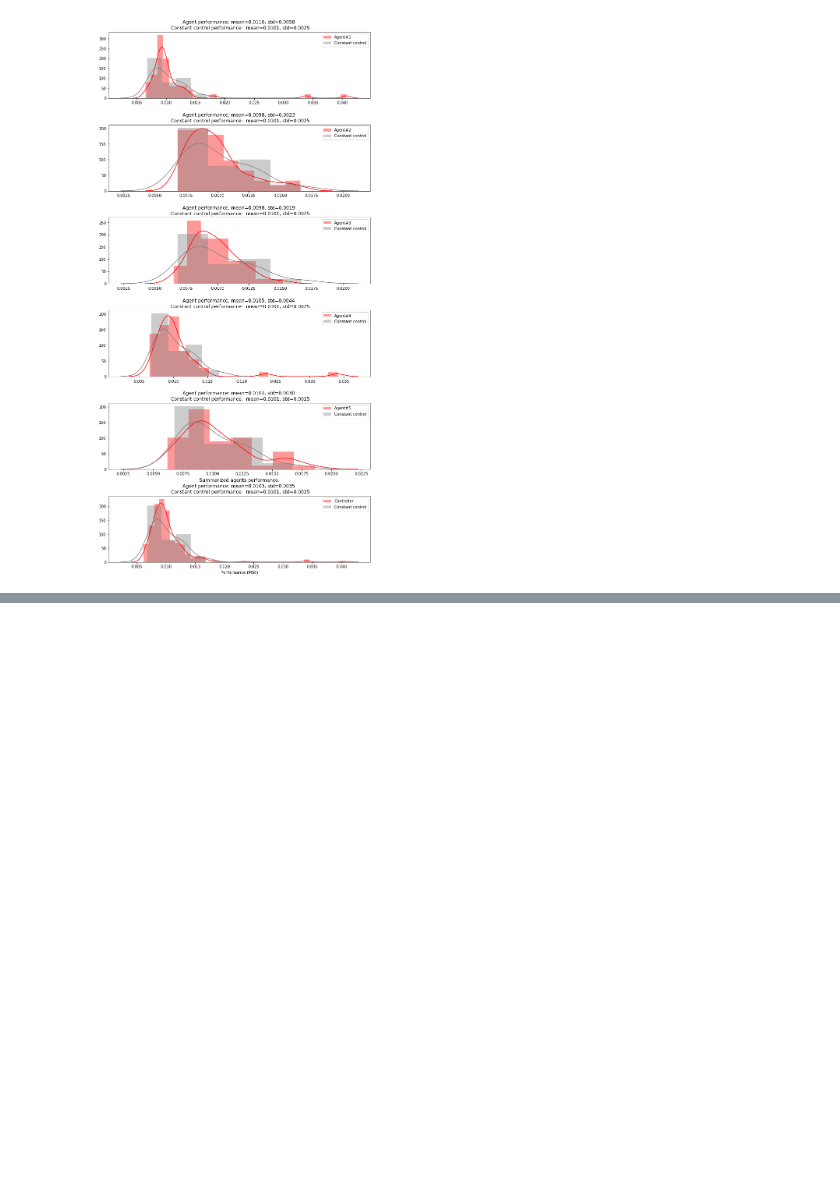
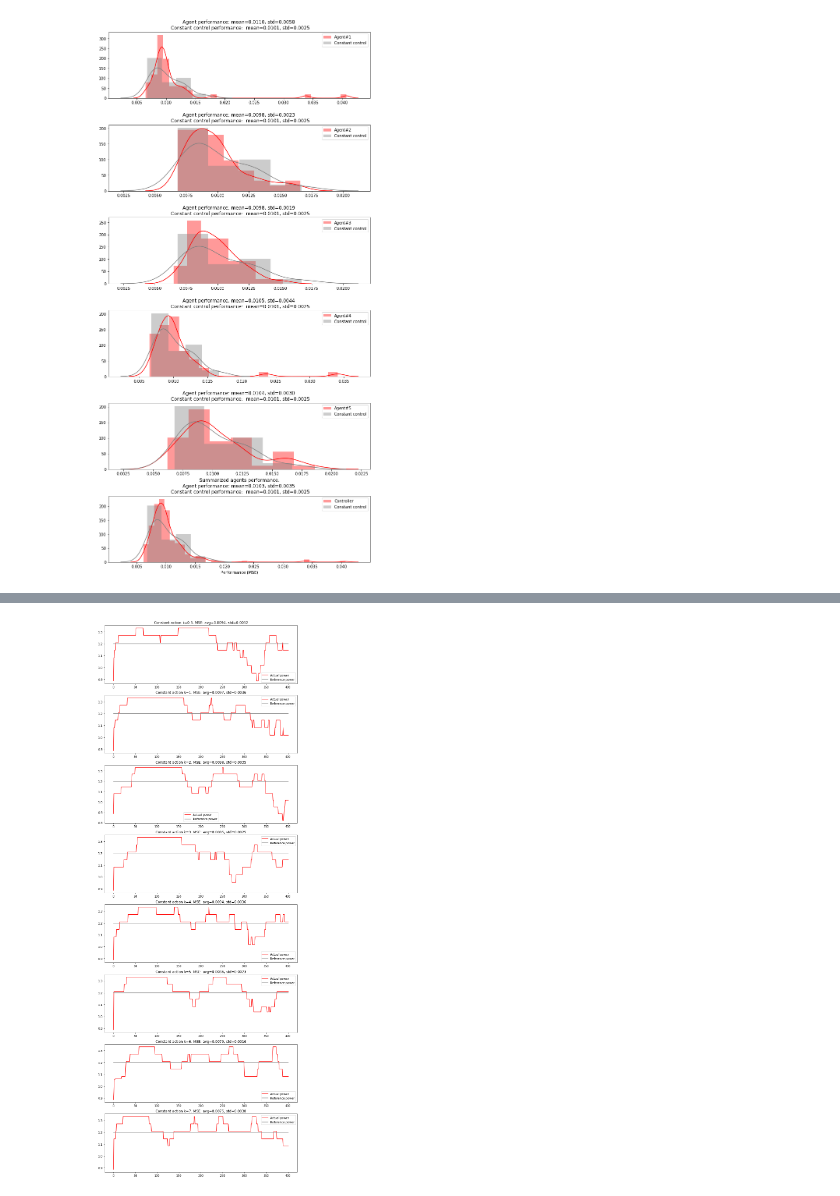
Before and after one commit to OlehLuk/rl-power-control, a Jupyter notebook: experiments/results/ps_stoch_alt_hyp_2.ipynb, the cells around one changed output, grey strips where cells are left out. Cells and saved outputs as stored; diff of their text form; code cells hidden in the pictures; blank space fills up the shorter version.

```diff
--- a/experiments/results/ps_stoch_alt_hyp_2.ipynb
+++ b/experiments/results/ps_stoch_alt_hyp_2.ipynb
@@ -209,0 +215,5 @@ plot_two_perf_dist(baseline, controller);
+# %%
+name = case_folder + "baseline_skip_transition_long_test_01-11-2019_20-18"
+report_const_experiment(name, fig_size=(12, 35))
+# %% [output]
+[figure, added]
```
Also changed, not shown: parts of 7 cells of this notebook, 1 other file.
